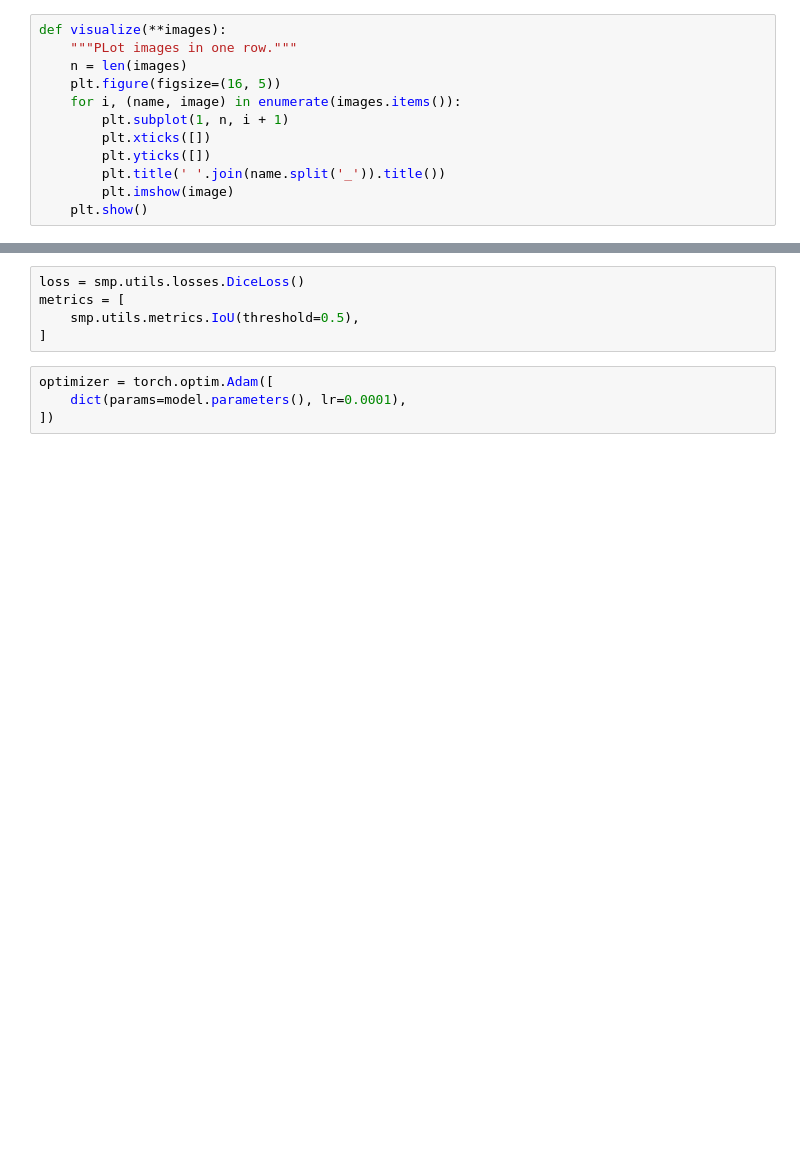
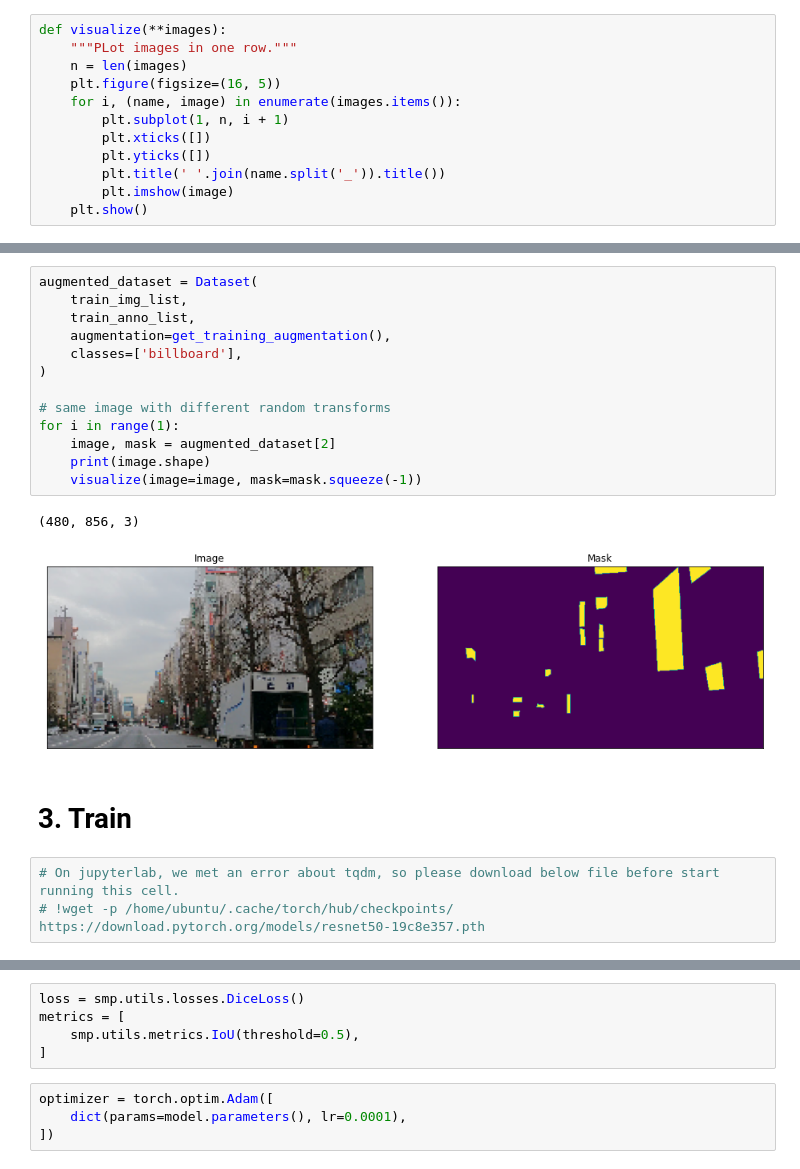
Before and after one commit to ursci/billboard-segmentation-model, a Jupyter notebook: notebooks/train.ipynb, the cells around one changed output, grey strips where cells are left out. Drawn from its saved outputs; the diff is of its cells as text; blank space fills up the shorter version.

```diff
--- a/notebooks/train.ipynb
+++ b/notebooks/train.ipynb
@@ -227,3 +226,24 @@ Clipping input data to the valid range for imshow with RGB data ([0..1] for floa
+# %%
+augmented_dataset = Dataset(
+    train_img_list,
+    train_anno_list,
+    augmentation=get_training_augmentation(),
+    classes=['billboard'],
+)
+
+# same image with different random transforms
+for i in range(1):
+    image, mask = augmented_dataset[2]
+    print(image.shape)
+    visualize(image=image, mask=mask.squeeze(-1))
+# %% [output]
+(480, 856, 3)
+[figure, added]
+# %% [markdown]
+# 3. Train
+# %%
+# On jupyterlab, we met an error about tqdm, so please download below file before start running this cell.
+# !wget -p /home/ubuntu/.cache/torch/hub/checkpoints/ https://download.pytorch.org/models/resnet50-19c8e357.pth
 # %%
 import torch
 import numpy as np
```
Also changed, not shown: parts of 39 cells of this notebook, 6 other files.
